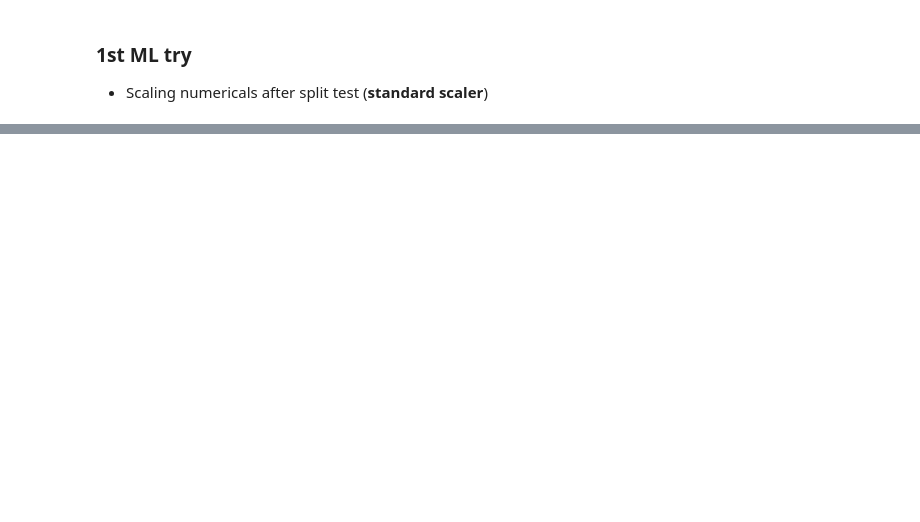
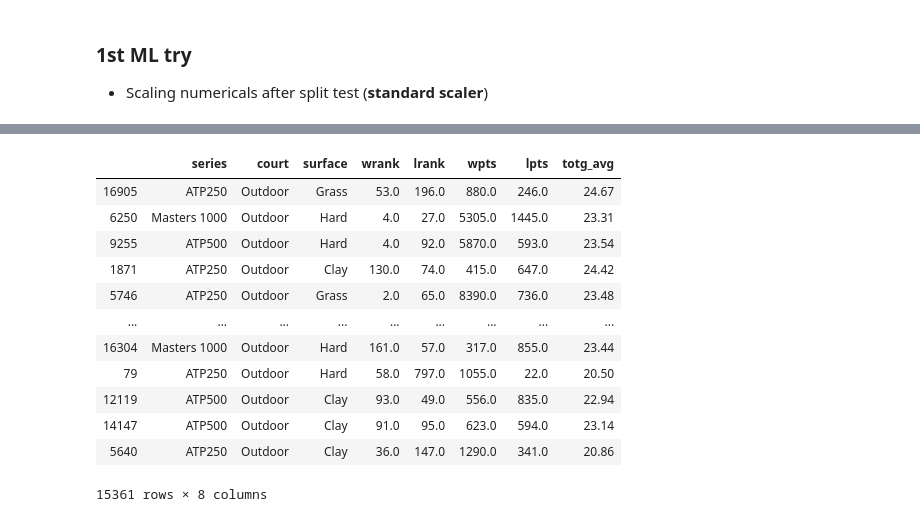
Before and after one commit to CommanderPoe/tennis-prediction, a Jupyter notebook: tennis-prediction.ipynb, the cells around one changed output, grey strips where cells are left out. Saved outputs shown, nothing was run; the diff lists cells and outputs as text; code cells hidden in the pictures; blank space fills up the shorter version.

```diff
--- a/tennis-prediction.ipynb
+++ b/tennis-prediction.ipynb
@@ -612,0 +479,2 @@ missingno.matrix(atp1, figsize = (30,5))
+# %%
+atp_copy['totg_avg'] = round(atp_copy['totg_avg'], 2)
@@ -621,4 +491,4 @@ atp_copy.drop(columns= ['comment', 'best_of', ], inplace= True)
 # %%
 # Keeping few important columns to run the ML model
 
-red_atp_0 = atp_copy[['series', 'court', 'surface', 'wrank', 'lrank', 'wpts', 'lpts', 'total_games', 'avg_total']]
+red_atp_0 = atp_copy[['series', 'court', 'surface', 'wrank', 'lrank', 'wpts', 'lpts', 'total_games', 'totg_avg']]
@@ -635,4 +527,4 @@ red_atp_0['lrank'].fillna(0, inplace=True)
 red_atp_0['wpts'].fillna(0, inplace=True)
 red_atp_0['lpts'].fillna(0, inplace=True)
 
-red_atp_0['total_games'] = round(red_atp_0['total_games'].fillna(red_atp_0['total_games'].mean()),0)
+red_atp_0['total_games'] = round(red_atp_0['total_games'].fillna(red_atp_0['total_games'].mean()),2)
@@ -643,7 +560,7 @@ red_atp_0['total_games'].astype(int)
 # Creating a function to filter display matches that went over/under 21.5 games
 
 def more_less(x):
-    if x > 20:
+    if x > 21.5:
         return 'Y'
     else:
         return 'N'
@@ -697,5 +667,21 @@ y.dtype
 # %%
 X_train, X_test, y_train, y_test = train_test_split(X, y, test_size=0.3, random_state=100)
+# %%
+X_train
+# %% [output]
+|  | series | court | surface | wrank | lrank | wpts | lpts | totg_avg |
+| 16905 | ATP250 | Outdoor | Grass | 53.0 | 196.0 | 880.0 | 246.0 | 24.67 |
+| 6250 | Masters 1000 | Outdoor | Hard | 4.0 | 27.0 | 5305.0 | 1445.0 | 23.31 |
+| 9255 | ATP500 | Outdoor | Hard | 4.0 | 92.0 | 5870.0 | 593.0 | 23.54 |
+| 1871 | ATP250 | Outdoor | Clay | 130.0 | 74.0 | 415.0 | 647.0 | 24.42 |
+| 5746 | ATP250 | Outdoor | Grass | 2.0 | 65.0 | 8390.0 | 736.0 | 23.48 |
+| ... | ... | ... | ... | ... | ... | ... | ... | ... |
+| 16304 | Masters 1000 | Outdoor | Hard | 161.0 | 57.0 | 317.0 | 855.0 | 23.44 |
+| 79 | ATP250 | Outdoor | Hard | 58.0 | 797.0 | 1055.0 | 22.0 | 20.50 |
+| 12119 | ATP500 | Outdoor | Clay | 93.0 | 49.0 | 556.0 | 835.0 | 22.94 |
+| 14147 | ATP500 | Outdoor | Clay | 91.0 | 95.0 | 623.0 | 594.0 | 23.14 |
+| 5640 | ATP250 | Outdoor | Clay | 36.0 | 147.0 | 1290.0 | 341.0 | 20.86 |
+15361 rows × 8 columns
 # %%
 numericals_train_0 = X_train.select_dtypes(np.number)
 numericals_test_0 = X_test.select_dtypes(np.number)
```
Also changed, not shown: parts of 130 cells of this notebook, 1 other file.
